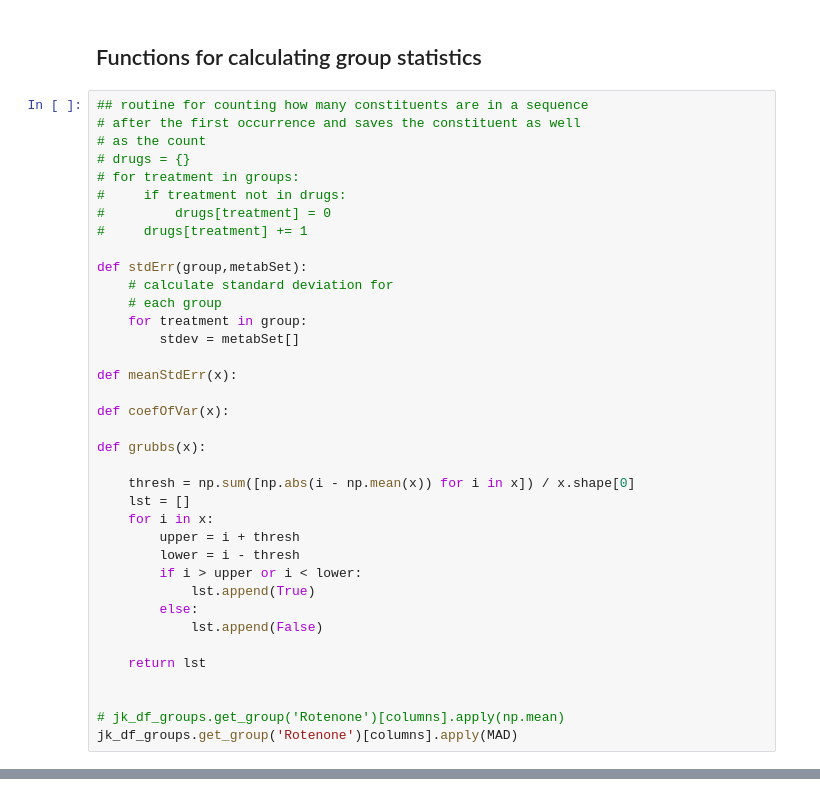
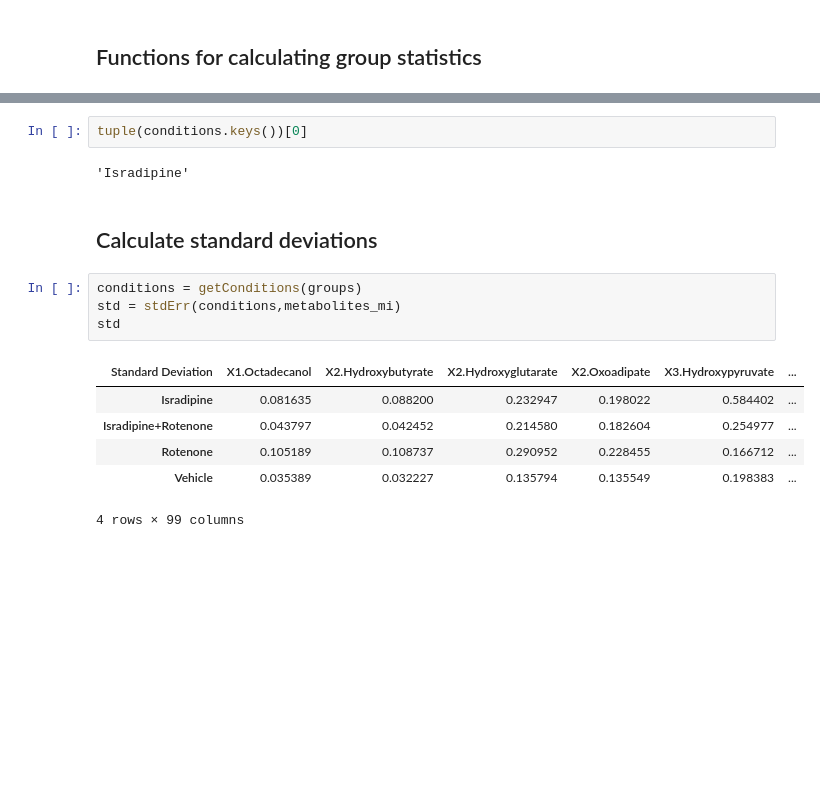
Before and after one commit to Kwamewusu/uihh_nowusu, a Jupyter notebook: metabolomicsViewer.ipynb, the cells around one changed output, grey strips where cells are left out. Saved outputs shown, nothing was run; the diff lists cells and outputs as text; blank space fills up the shorter version.

```diff
--- a/metabolomicsViewer.ipynb
+++ b/metabolomicsViewer.ipynb
@@ -80,39 +77,2 @@ pd.MultiIndex?
 # %% [markdown]
 ## Functions for calculating group statistics
-# %%
-## routine for counting how many constituents are in a sequence
-# after the first occurrence and saves the constituent as well
-# as the count
-# drugs = {}
-# for treatment in groups:
-#     if treatment not in drugs:
-#         drugs[treatment] = 0
-#     drugs[treatment] += 1
-
-def stdErr(group,metabSet):
-    # calculate standard deviation for
-    # each group
-    for treatment in group:
-        stdev = metabSet[]
-
-def meanStdErr(x):
-
-def coefOfVar(x):
-
-def grubbs(x):
-
-    thresh = np.sum([np.abs(i - np.mean(x)) for i in x]) / x.shape[0]
-    lst = []
-    for i in x:
-        upper = i + thresh
-        lower = i - thresh
-        if i > upper or i < lower:
-            lst.append(True)
-        else:
-            lst.append(False)
-
-    return lst
-
-
-# jk_df_groups.get_group('Rotenone')[columns].apply(np.mean)
-jk_df_groups.get_group('Rotenone')[columns].apply(MAD)
@@ -118,0 +175,17 @@ jk_df_groups.get_group('Rotenone')[columns].apply(MAD)
+# %%
+tuple(conditions.keys())[0]
+# %% [output]
+'Isradipine'
+# %% [markdown]
+## Calculate standard deviations
+# %%
+conditions = getConditions(groups)
+std = stdErr(conditions,metabolites_mi)
+std
+# %% [output]
+| Standard Deviation | X1.Octadecanol | X2.Hydroxybutyrate | X2.Hydroxyglutarate | X2.Oxoadipate | X3.Hydroxypyruvate | ... |
+| Isradipine | 0.081635 | 0.088200 | 0.232947 | 0.198022 | 0.584402 | ... |
+| Isradipine+Rotenone | 0.043797 | 0.042452 | 0.214580 | 0.182604 | 0.254977 | ... |
+| Rotenone | 0.105189 | 0.108737 | 0.290952 | 0.228455 | 0.166712 | ... |
+| Vehicle | 0.035389 | 0.032227 | 0.135794 | 0.135549 | 0.198383 | ... |
+4 rows × 99 columns
```
Also changed, not shown: parts of 15 cells of this notebook.
